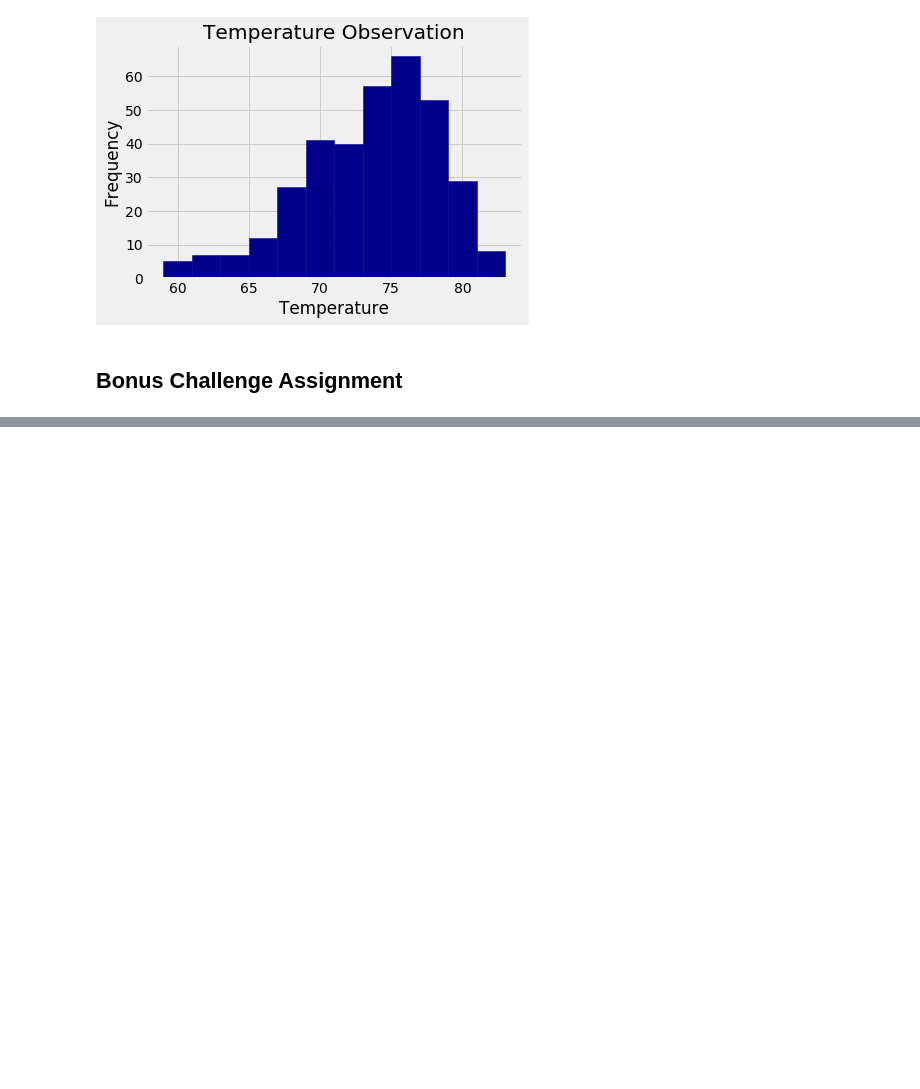
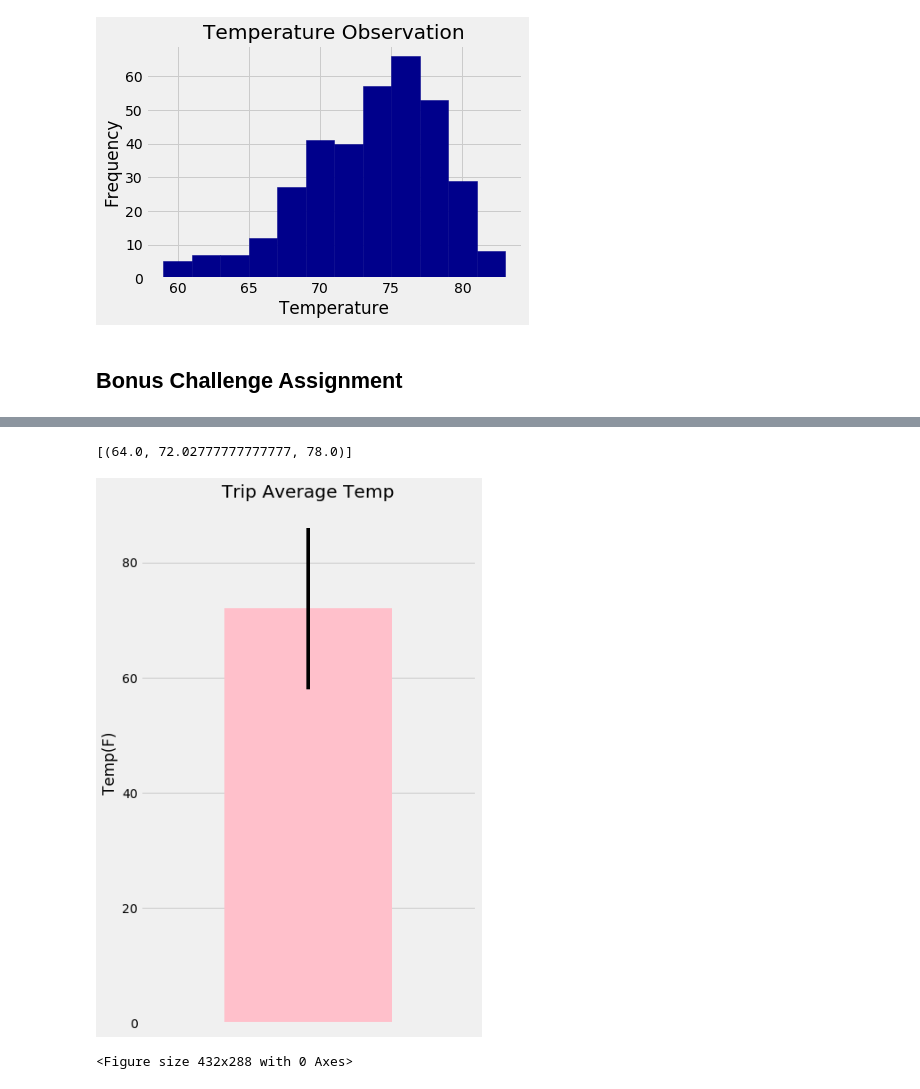
Before and after one commit to shilpan96/sqlalchemy-challenge, a Jupyter notebook: climate_starter.ipynb, the cells around one changed output, grey strips where cells are left out. Drawn from its saved outputs; the diff is of its cells as text; code cells hidden in the pictures; blank space fills up the shorter version.

```diff
--- a/climate_starter.ipynb
+++ b/climate_starter.ipynb
@@ -248,8 +335,49 @@ print(calc_temps('2012-02-28', '2012-03-05'))
+# %%
+# Use your previous function `calc_temps` to calculate the tmin, tavg, and tmax
+# for your trip using the previous year's data for those same dates.
+
+def calc_temps(start_date, end_date):
+    """TMIN, TAVG, and TMAX for a list of dates.
+
+    Args:
+        start_date (string): A date string in the format %Y-%m-%d
+        end_date (string): A date string in the format %Y-%m-%d
+
+    Returns:
+        TMIN, TAVE, and TMAX
+    """
+
+    return session.query(func.min(Measurement.tobs), func.avg(Measurement.tobs), func.max(Measurement.tobs)).\
+        filter(Measurement.date >= start_date).filter(Measurement.date <= end_date).all()
+
+# function usage example
+temps = calc_temps('2017-02-28', '2017-03-05')
+temps
+# %% [output]
+[(64.0, 72.02777777777777, 78.0)]
 # %%
 # Plot the results from your previous query as a bar chart.
 # Use "Trip Avg Temp" as your Title
 # Use the average temperature for the y value
 # Use the peak-to-peak (tmax-tmin) value as the y error bar (yerr)
+
+df = pd.DataFrame(temps, columns=["t_min", "t_avg", "t_max"])
+
+# plot the average temp
+plt.figure(figsize=(6,10))
+ax=df["t_avg"].plot.bar(yerr=(df["t_max"]-df["t_min"]), color="pink")
+plt.title("Trip Average Temp")
+plt.ylabel("Temp(F)")
+ax.axes.get_xaxis().set_visible(False)
+plt.show()
+
+# Save the plot
+plt.tight_layout()
+plt.savefig("Images/avg_temp.png")
+plt.show()
+# %% [output]
+[figure, added]
+<Figure size 432x288 with 0 Axes>
 # %%
 # Calculate the total amount of rainfall per weather station for your trip dates using the previous year's matching dates.
 # Sort this in descending order by precipitation amount and list the station, name, latitude, longitude, and elevation
```
Also changed, not shown: parts of 14 cells of this notebook, 2 other files.
